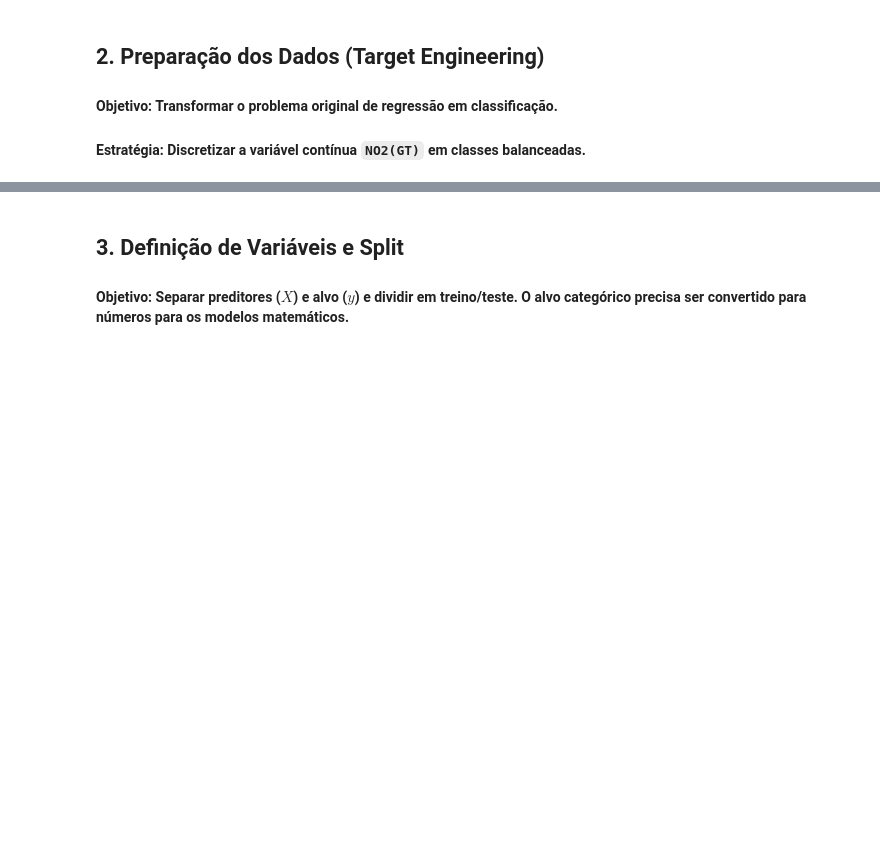
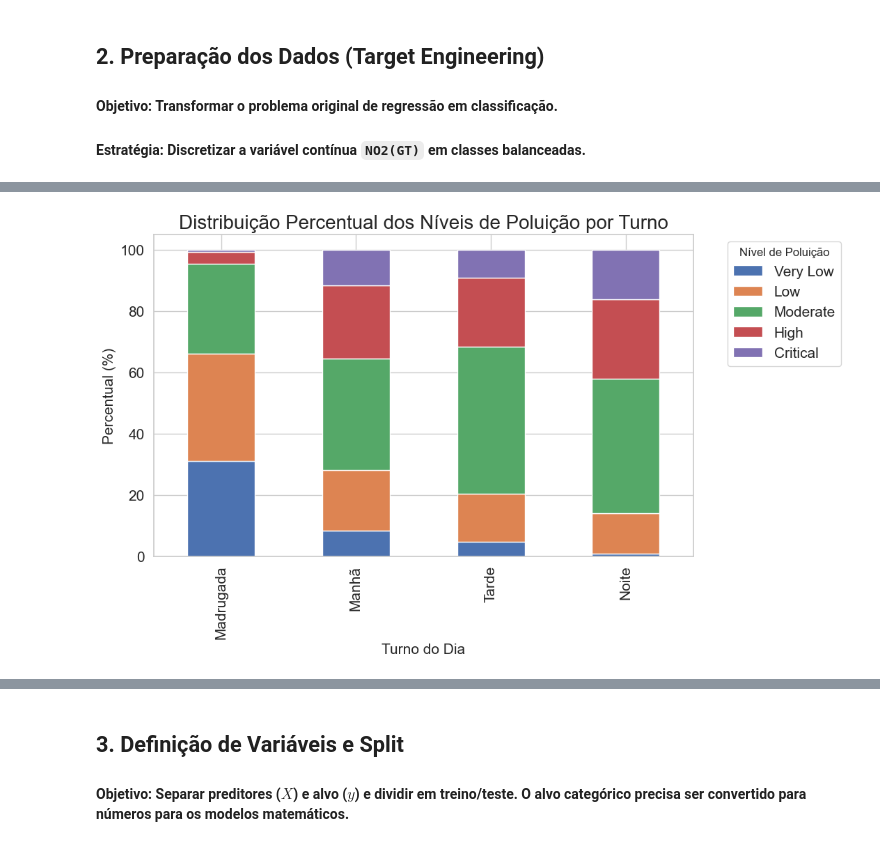
Before and after one commit to diego-nac/ica-homeworks, a Jupyter notebook: homework3/code.ipynb, the cells around one changed output, grey strips where cells are left out. Saved outputs shown, nothing was run; the diff lists cells and outputs as text; code cells hidden in the pictures; blank space fills up the shorter version.

```diff
--- a/homework3/code.ipynb
+++ b/homework3/code.ipynb
@@ -91,0 +271,23 @@ Intervalos de NO2 definidos para cada classe:
+# %%
+pivot_plot = turno_summary.pivot(
+    index="Turno",
+    columns="PollutionClass",
+    values="percentage"
+)
+
+pivot_plot = pivot_plot.loc[["Madrugada", "Manhã", "Tarde", "Noite"]]
+
+pivot_plot.plot(
+    kind="bar",
+    stacked=True,
+    figsize=(10, 6)
+)
+
+plt.title("Distribuição Percentual dos Níveis de Poluição por Turno")
+plt.xlabel("Turno do Dia")
+plt.ylabel("Percentual (%)")
+plt.legend(title="Nível de Poluição", bbox_to_anchor=(1.05, 1), loc="upper left")
+savefig("pollution_level_by_turno")
+plt.show()
+# %% [output]
+[figure, added]
```
Also changed, not shown: parts of 25 cells of this notebook, 7 other files.
